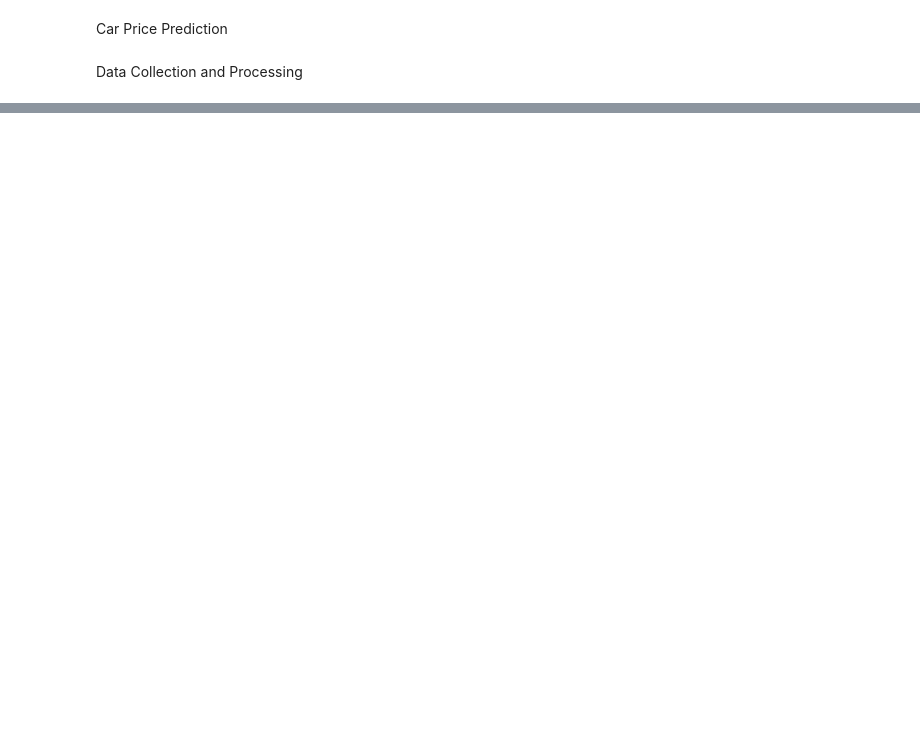
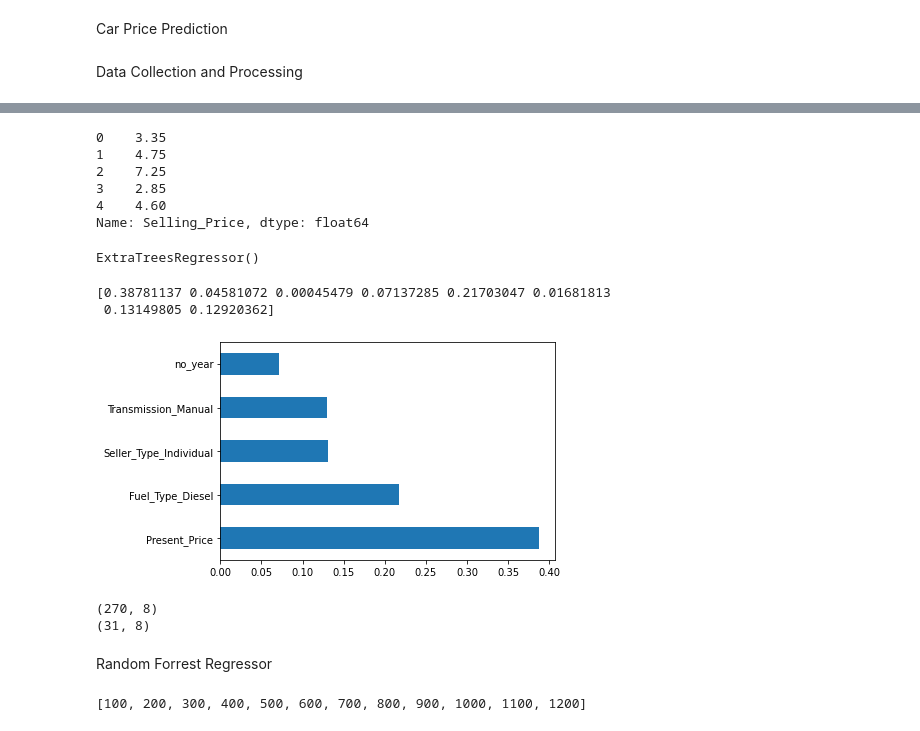
Before and after one commit to MattithyahuData/P8-Car-Price-Prediction, a Jupyter notebook: P8 Code.ipynb, the cells around one changed output, grey strips where cells are left out. Cells and saved outputs as stored; diff of their text form; code cells hidden in the pictures; blank space fills up the shorter version.

Commit message:
Model development

```diff
--- a/P8 Code.ipynb
+++ b/P8 Code.ipynb
@@ -87,0 +203,8 @@ car_dataset.replace({'Fuel_Type':{'Petrol': 0,'Diesel': 1, 'CNG': 2}})
+# %%
+# Selling price is target
+X=final_dataset.iloc[:,1:]
+# or X = final_dataset.drop(['Car_Name','Selling_Price'],axis = 1)
+
+# Every other field are th features
+y=final_dataset.iloc[:,0]
+# or Y = final_dataset['Selling_Price']
@@ -87,0 +221,29 @@ car_dataset.replace({'Fuel_Type':{'Petrol': 0,'Diesel': 1, 'CNG': 2}})
+# %%
+# Viewing first 5 rows of target
+y.head()
+# %% [output]
+0    3.35
+1    4.75
+2    7.25
+3    2.85
+4    4.60
+Name: Selling_Price, dtype: float64
+# %%
+# Finding Feature Importance
+model = ExtraTreesRegressor()
+model.fit(X,y)
+# %% [output]
+ExtraTreesRegressor()
+# %%
+# Viewing feature importances to target
+print(model.feature_importances_)
+# %% [output]
+[0.38781137 0.04581072 0.00045479 0.07137285 0.21703047 0.01681813
+ 0.13149805 0.12920362]
+# %%
+#plot graph of feature importances for better understanding
+feat_importances = pd.Series(model.feature_importances_, index=X.columns)
+feat_importances.nlargest(5).plot(kind='barh')
+plt.show()
+# %% [output]
+[figure, added]
@@ -87,0 +261,9 @@ car_dataset.replace({'Fuel_Type':{'Petrol': 0,'Diesel': 1, 'CNG': 2}})
+# %%
+# Check to see if data split correctly
+print(X_train.shape)
+print(X_test.shape)
+# %% [output]
+(270, 8)
+(31, 8)
+# %% [markdown]
+Random Forrest Regressor
@@ -87,0 +273,6 @@ car_dataset.replace({'Fuel_Type':{'Petrol': 0,'Diesel': 1, 'CNG': 2}})
+# %%
+# Hyper paremeters *Selecting different decision tree values
+n_estimators = [int(x) for x in np.linspace(start = 100, stop = 1200, num = 12)]
+print(n_estimators)
+# %% [output]
+[100, 200, 300, 400, 500, 600, 700, 800, 900, 1000, 1100, 1200]
```
Also changed, not shown: parts of 66 cells of this notebook, 9 other files.
